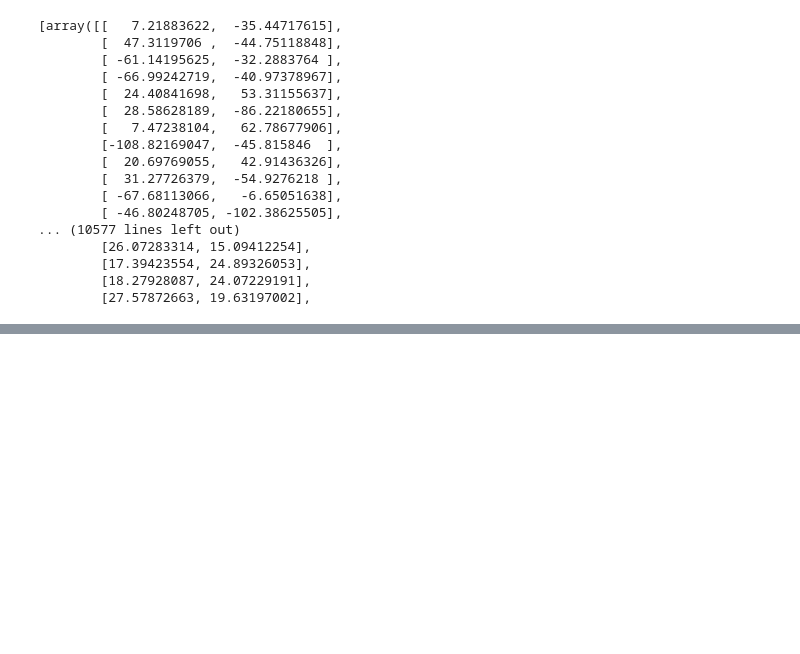
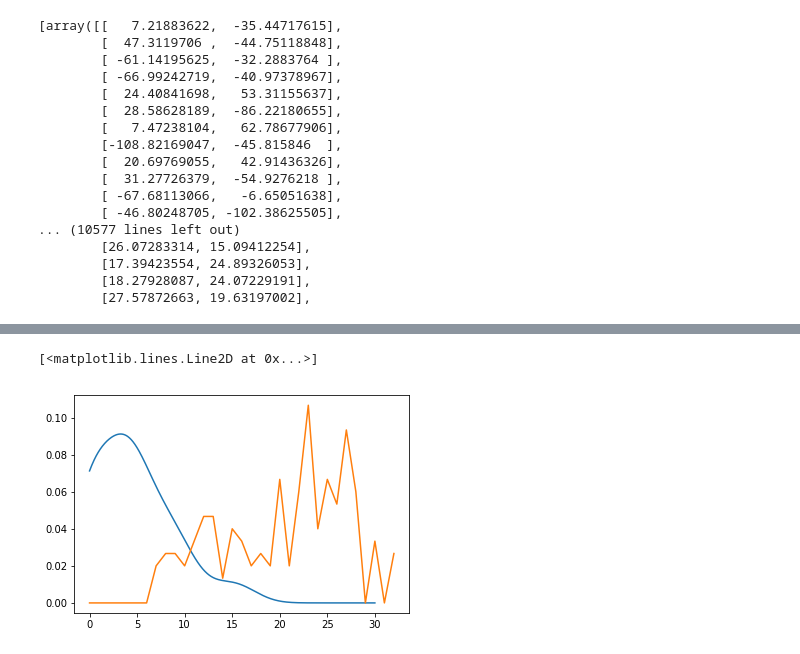
Before and after one commit to harveydevereux/Consensus, a Jupyter notebook: Notes/Flocking2.ipynb, the cells around one changed output, grey strips where cells are left out. Saved outputs shown, nothing was run; the diff lists cells and outputs as text; code cells hidden in the pictures; blank space fills up the shorter version.

```diff
--- a/Notes/Flocking2.ipynb
+++ b/Notes/Flocking2.ipynb
@@ -295,0 +335,9 @@ array([1.51      , 1.51      , 1.51333333, 1.51666667, 1.52      ,
+# %%
+y=kde(dist[1000][1]*150)
+# %%
+xx = np.linspace(0,30,1000)
+plt.plot(xx,y(xx))
+plt.plot(dist[1000][0],dist[1000][1])
+# %% [output]
+[<matplotlib.lines.Line2D at 0x...>]
+[figure, added]
```
Also changed, not shown: parts of 21 cells of this notebook, 20 other files.
